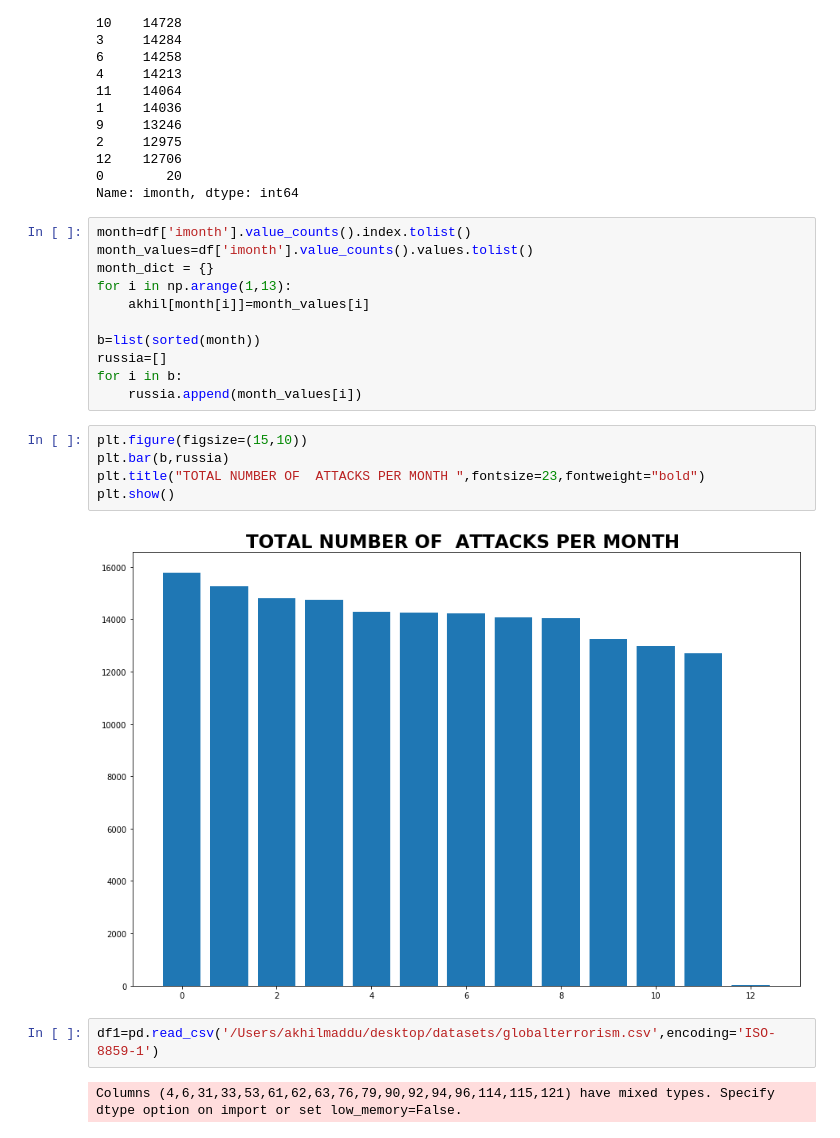
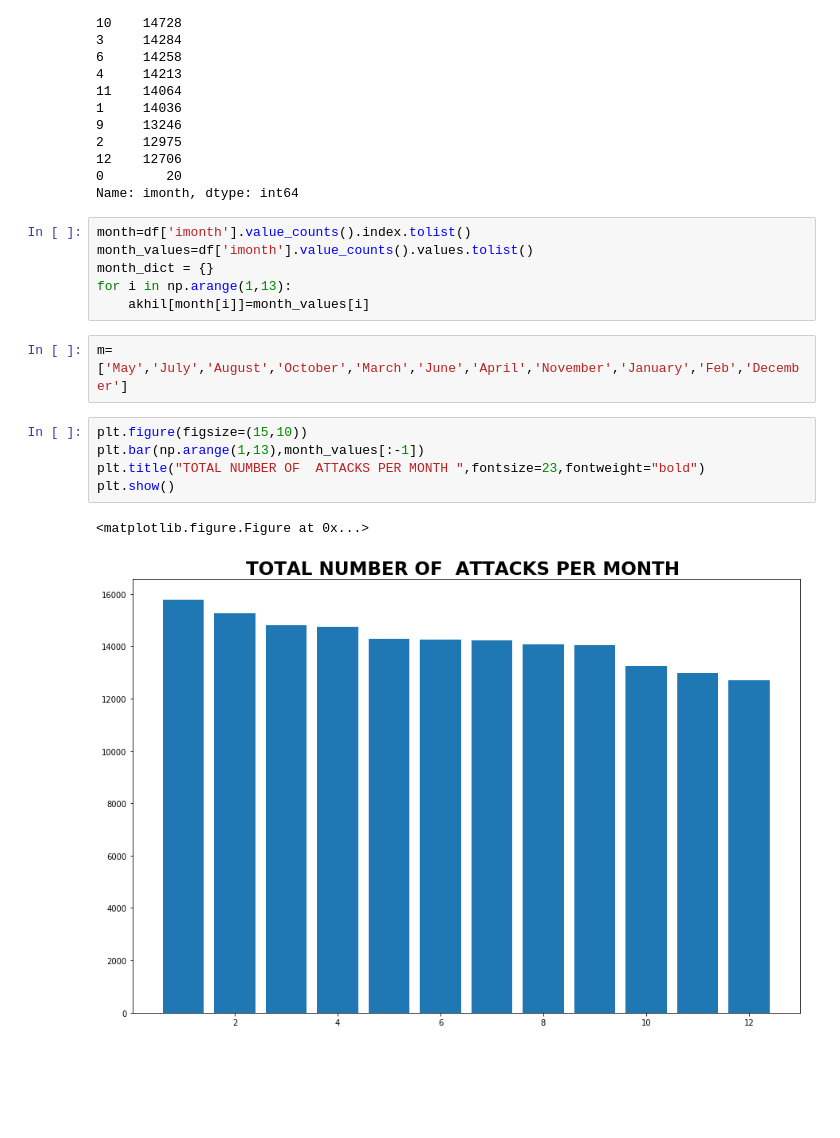
Before and after one commit to akhil111/Global_Terrorism_insights, a Jupyter notebook: global_terrorism.ipynb, the cells around one changed output. Drawn from its saved outputs; the diff is of its cells as text; blank space fills up the shorter version.

Commit message:
added months wise attacks graph

```diff
--- a/global_terrorism.ipynb
+++ b/global_terrorism.ipynb
@@ -196,19 +196,13 @@ month_values=df['imonth'].value_counts().values.tolist()
 month_dict = {}
 for i in np.arange(1,13):
     akhil[month[i]]=month_values[i]
-
-b=list(sorted(month))
-russia=[]
-for i in b:
-    russia.append(month_values[i])
+# %%
+m=['May','July','August','October','March','June','April','November','January','Feb','December']
 # %%
 plt.figure(figsize=(15,10))
-plt.bar(b,russia)
+plt.bar(np.arange(1,13),month_values[:-1])
 plt.title("TOTAL NUMBER OF  ATTACKS PER MONTH ",fontsize=23,fontweight="bold")
 plt.show()
 # %% [output]
+<matplotlib.figure.Figure at 0x...>
-[figure, old version]
+[figure, new version]
-# %%
-df1=pd.read_csv('/Users/akhilmaddu/desktop/datasets/globalterrorism.csv',encoding='ISO-8859-1')
-# %% [output]
-Columns (4,6,31,33,53,61,62,63,76,79,90,92,94,96,114,115,121) have mixed types. Specify dtype option on import or set low_memory=False.
```
Also changed, not shown: parts of 7 cells of this notebook.
